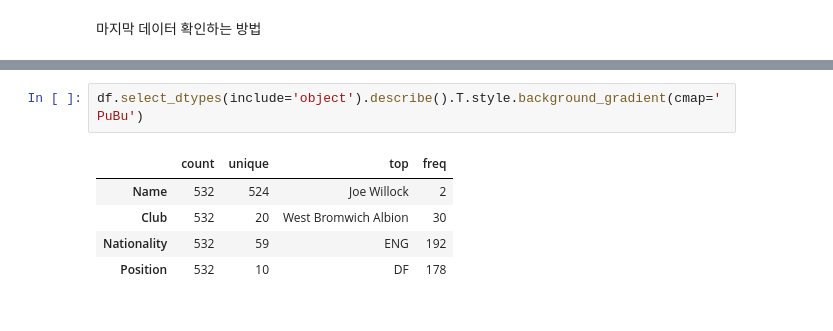
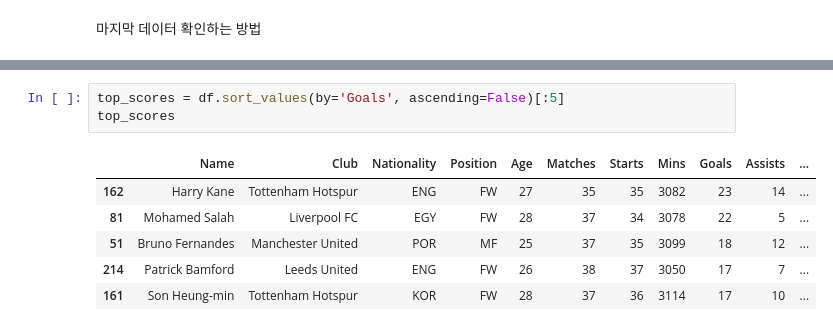
Before and after one commit to wooya315/DataPreprocessing, a Jupyter notebook: EPL20-21/EPL20-21 Analysis.ipynb, the cells around one changed output, grey strips where cells are left out. Drawn from its saved outputs; the diff is of its cells as text.

```diff
--- a/EPL20-21/EPL20-21 Analysis.ipynb
+++ b/EPL20-21/EPL20-21 Analysis.ipynb
@@ -136,9 +148,11 @@ df.select_dtypes(include='int64').describe().T.style.background_gradient(subset=
 # %%
-df.select_dtypes(include='object').describe().T.style.background_gradient(cmap='PuBu')
+top_scores = df.sort_values(by='Goals', ascending=False)[:5]
+top_scores
 # %% [output]
-|  | count | unique | top | freq |
-| Name | 532 | 524 | Joe Willock | 2 |
-| Club | 532 | 20 | West Bromwich Albion | 30 |
-| Nationality | 532 | 59 | ENG | 192 |
-| Position | 532 | 10 | DF | 178 |
+|  | Name | Club | Nationality | Position | Age | Matches | Starts | Mins | Goals | Assists | ... |
+| 162 | Harry Kane | Tottenham Hotspur | ENG | FW | 27 | 35 | 35 | 3082 | 23 | 14 | ... |
+| 81 | Mohamed Salah | Liverpool FC | EGY | FW | 28 | 37 | 34 | 3078 | 22 | 5 | ... |
+| 51 | Bruno Fernandes | Manchester United | POR | MF | 25 | 37 | 35 | 3099 | 18 | 12 | ... |
+| 214 | Patrick Bamford | Leeds United | ENG | FW | 26 | 38 | 37 | 3050 | 17 | 7 | ... |
+| 161 | Son Heung-min | Tottenham Hotspur | KOR | FW | 28 | 37 | 36 | 3114 | 17 | 10 | ... |
 # %%
```
Also changed, not shown: parts of 33 cells of this notebook.
